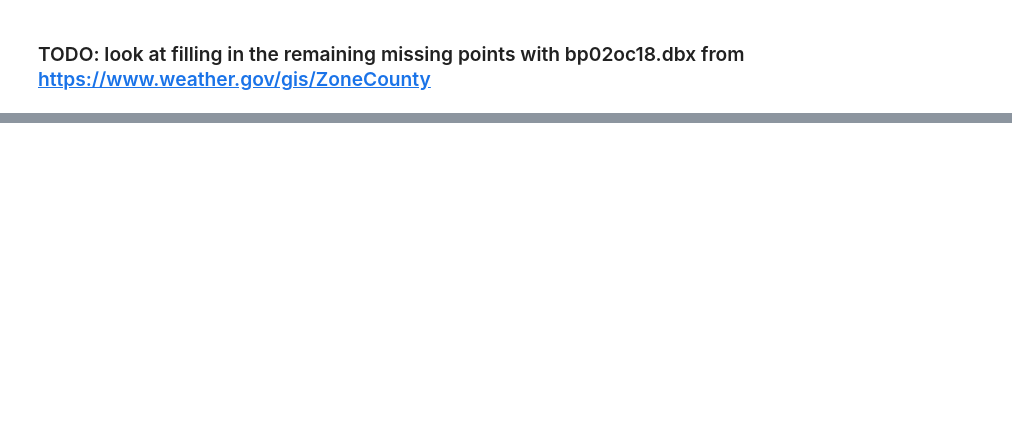
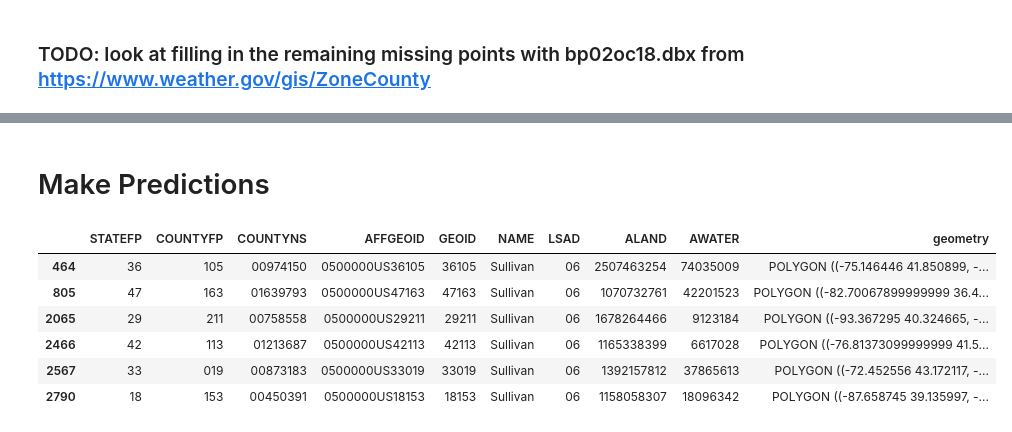
Before and after one commit to jonhartm/SI671_Project, a Jupyter notebook: SI671-Project.ipynb, the cells around one changed output, grey strips where cells are left out. Saved outputs shown, nothing was run; the diff lists cells and outputs as text; code cells hidden in the pictures; blank space fills up the shorter version.

```diff
--- a/SI671-Project.ipynb
+++ b/SI671-Project.ipynb
@@ -330,8 +314,0 @@ def lon_to_index(x):
-# %%
-%%time
-mats = {}
-for year in range(1996, 2017):
-    mats[str(year)] = {}
-    for month in range(1, 13):
-#         print(year, month)
-        mats[str(year)]["{:02d}".format(month)] = get_year_month_matrix(year, month)
@@ -350,3 +423,15 @@ mats['1996']['11']
+# %% [markdown]
+# Make Predictions
+# %%
+us_county_map[us_county_map.NAME=="Sullivan"]
+# %% [output]
+|  | STATEFP | COUNTYFP | COUNTYNS | AFFGEOID | GEOID | NAME | LSAD | ALAND | AWATER | geometry |
+| 464 | 36 | 105 | 00974150 | 0500000US36105 | 36105 | Sullivan | 06 | 2507463254 | 74035009 | POLYGON ((-75.146446 41.850899, -... |
+| 805 | 47 | 163 | 01639793 | 0500000US47163 | 47163 | Sullivan | 06 | 1070732761 | 42201523 | POLYGON ((-82.70067899999999 36.4... |
+| 2065 | 29 | 211 | 00758558 | 0500000US29211 | 29211 | Sullivan | 06 | 1678264466 | 9123184 | POLYGON ((-93.367295 40.324665, -... |
+| 2466 | 42 | 113 | 01213687 | 0500000US42113 | 42113 | Sullivan | 06 | 1165338399 | 6617028 | POLYGON ((-76.81373099999999 41.5... |
+| 2567 | 33 | 019 | 00873183 | 0500000US33019 | 33019 | Sullivan | 06 | 1392157812 | 37865613 | POLYGON ((-72.452556 43.172117, -... |
+| 2790 | 18 | 153 | 00450391 | 0500000US18153 | 18153 | Sullivan | 06 | 1158058307 | 18096342 | POLYGON ((-87.658745 39.135997, -... |
 # %%
 def get_actual(lat, lon, month, search_range=.25):
     year = 2016
```
Also changed, not shown: parts of 29 cells of this notebook.
